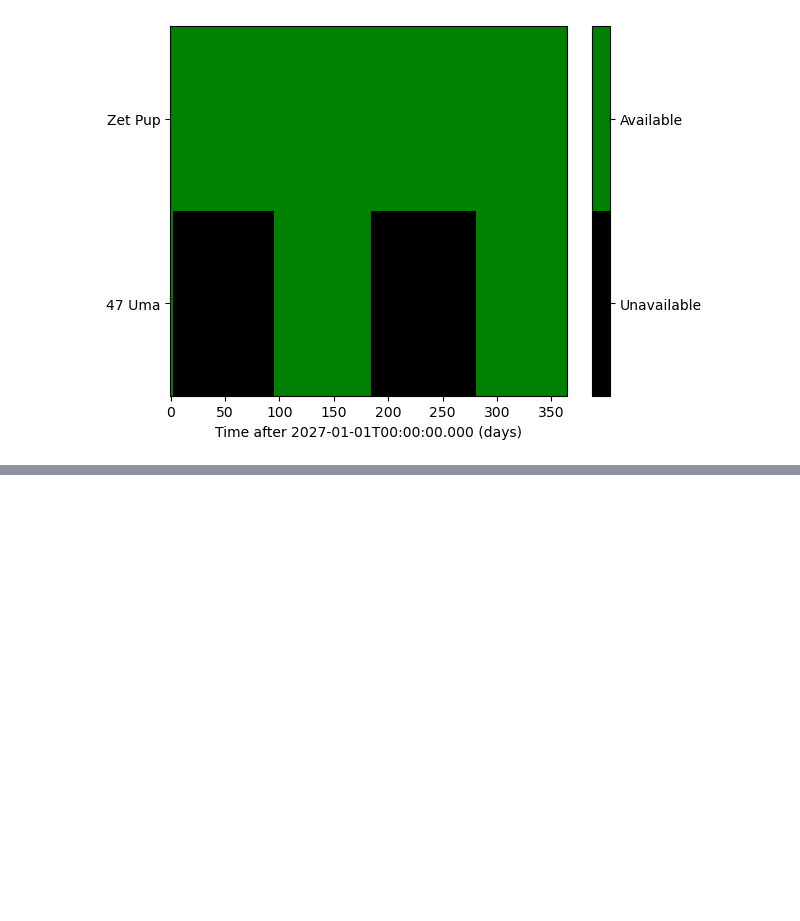
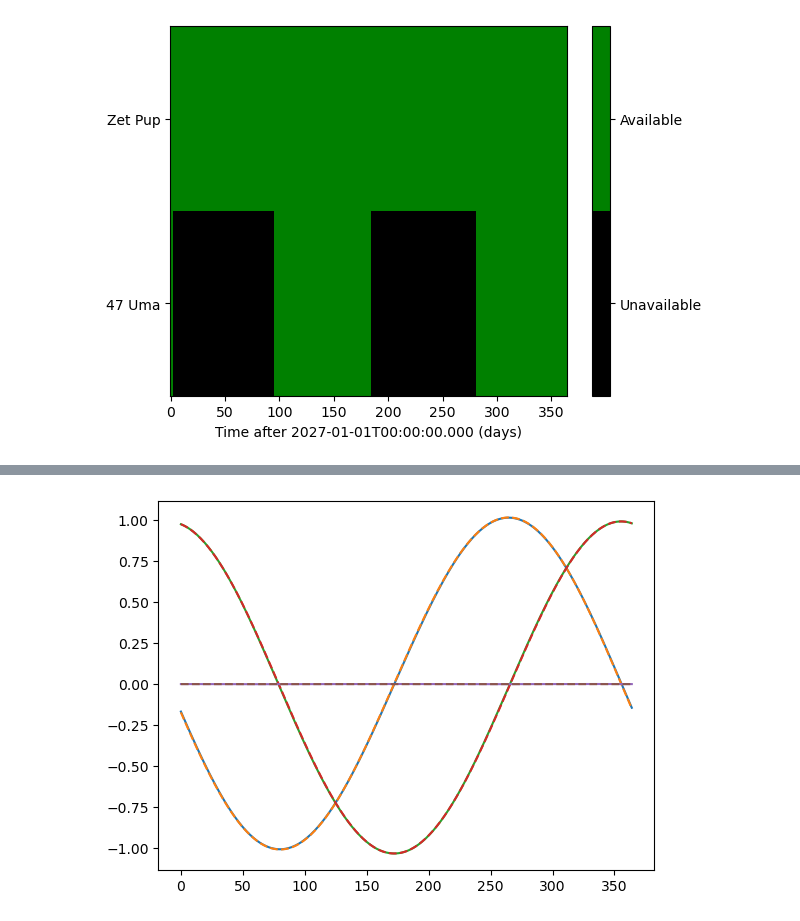
Before and after one commit to roman-corgi/roman_pointing, a Jupyter notebook: Notebooks/roman_pointing_demo.ipynb, the cells around one changed output, grey strips where cells are left out. Saved outputs shown, nothing was run; the diff lists cells and outputs as text; code cells hidden in the pictures; blank space fills up the shorter version.

Commit message:
starting evaluation of querying real orbit params from Horizons

```diff
--- a/Notebooks/roman_pointing_demo.ipynb
+++ b/Notebooks/roman_pointing_demo.ipynb
@@ -178,0 +184,7 @@ cbar.ax.set_yticklabels(["Unavailable", "Available"]);
+# %%
+# create a Horizons object
+# NB - putting in all individual epochs creates a query that is way too long,
+# so you must must the start/stop/step dictionary
+dt = f"{int((ts[1] - ts[0]).to_value(u.d))}d"
+obj = Horizons(id='-211', location="@0", epochs={"start":ts[0].value, "stop":ts[-1].value, "step":dt})
+roman_vectors_table = obj.vectors()
@@ -178,0 +214,12 @@ cbar.ax.set_yticklabels(["Unavailable", "Available"]);
+# %%
+# extract position vectors only
+roman_pos = np.vstack([roman_vectors_table[l].data.filled() for l in ["x", "y", "z"]])
+# %%
+# compare against our L2 location approximation
+L2pos = getL2Positions(ts)
+fig5, ax5 = plt.subplots(1, 1)
+for j, n in enumerate(["x", "y", "z"]):
+    ax5.plot(range(len(ts)), roman_pos[j],  label=f"Horizons {n}")
+    ax5.plot(range(len(ts)), L2pos[j], '--', label=f"Approx L2 {n}")
+# %% [output]
+[figure, added]
```
Also changed, not shown: parts of 3 cells of this notebook, 1 other file.
